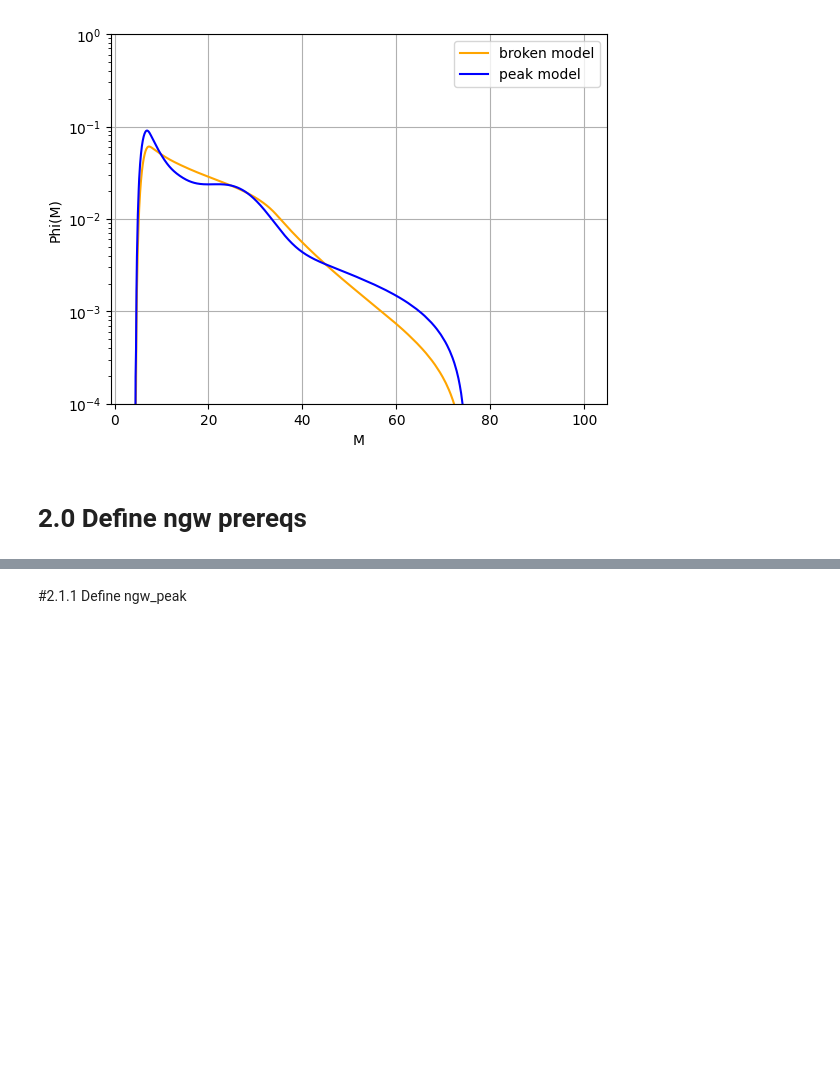
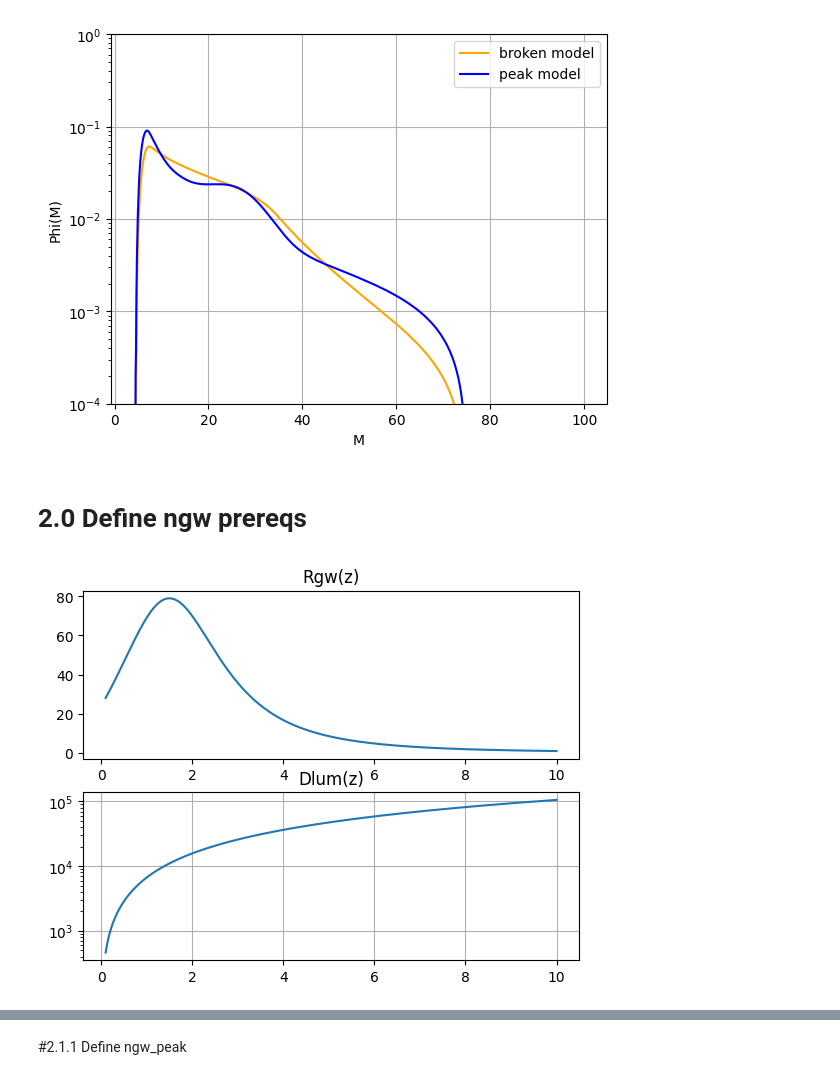
Before and after one commit to jerowen/mag_figures, a Jupyter notebook: Magnification_figures.ipynb, the cells around one changed output, grey strips where cells are left out. Saved outputs shown, nothing was run; the diff lists cells and outputs as text; code cells hidden in the pictures; blank space fills up the shorter version.

```diff
--- a/Magnification_figures.ipynb
+++ b/Magnification_figures.ipynb
@@ -547,4 +547,21 @@ def intI(z,m1,q,strain): #Define the integral I for rho0
   summand = ffunc*psd #define the function to integrate over
   res = np.sum((summand[:,1:]+summand[:,:-1])/2*dfarr) #trapezoid rule integral (might go wrong at the edges)
   return res
+# %%
+def Dlum_test(z): #Works only with z as an array
+  c   = 3*10**8/1000#1 #SOL in natural units?
+  H0  = 70#Hubble constant value
+  Ode = 0.714 #Omega DE
+  Om  = 0.286 #Omega matter
+  part1 = c*(1+z)/H0#"Prefactor"
+
+  #Numerically solve integral part of Dlum
+  zlist = np.linspace(0,z,100)
+  zlist = np.transpose(zlist)
+  dz = np.diff(zlist,axis=1)
+  Ez = Om*(1+zlist)**3+Ode
+  integrand = 1/np.sqrt(Ez)
+  part2 = np.sum(((integrand[:,1:])+(integrand[:,:-1]))/2*dz,axis=1)
+  tot = part1*part2
+  return tot
 # %%
@@ -567,3 +590,17 @@ def rho0(z,m1,q,Mc,strain):
   part3 = np.sqrt(intI(z,m1,q,strain))
   rho0val = part1*part2*part3
   return rho0val
+# %%
+z = np.linspace(0.1,10,1000)
+plt.subplot(211)
+plt.plot(z,Rgw(z)/(1+z))
+plt.title('Rgw(z)')
+
+y = Dlum_test(z)
+plt.subplot(212)
+plt.plot(z,y)
+plt.title('Dlum(z)')
+plt.grid()
+plt.yscale('log')
+# %% [output]
+[figure, added]
```
Also changed, not shown: parts of 2 cells of this notebook.
